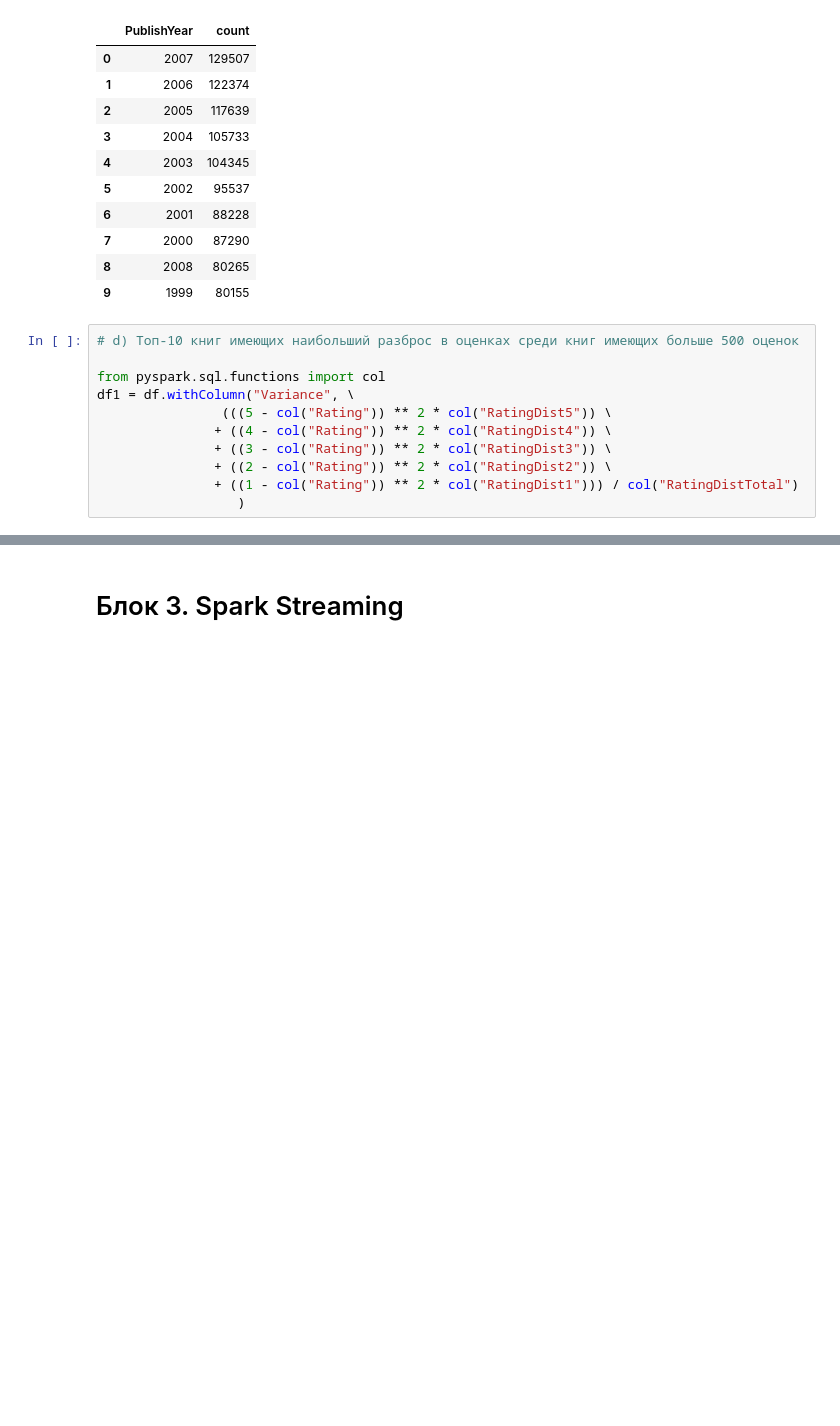
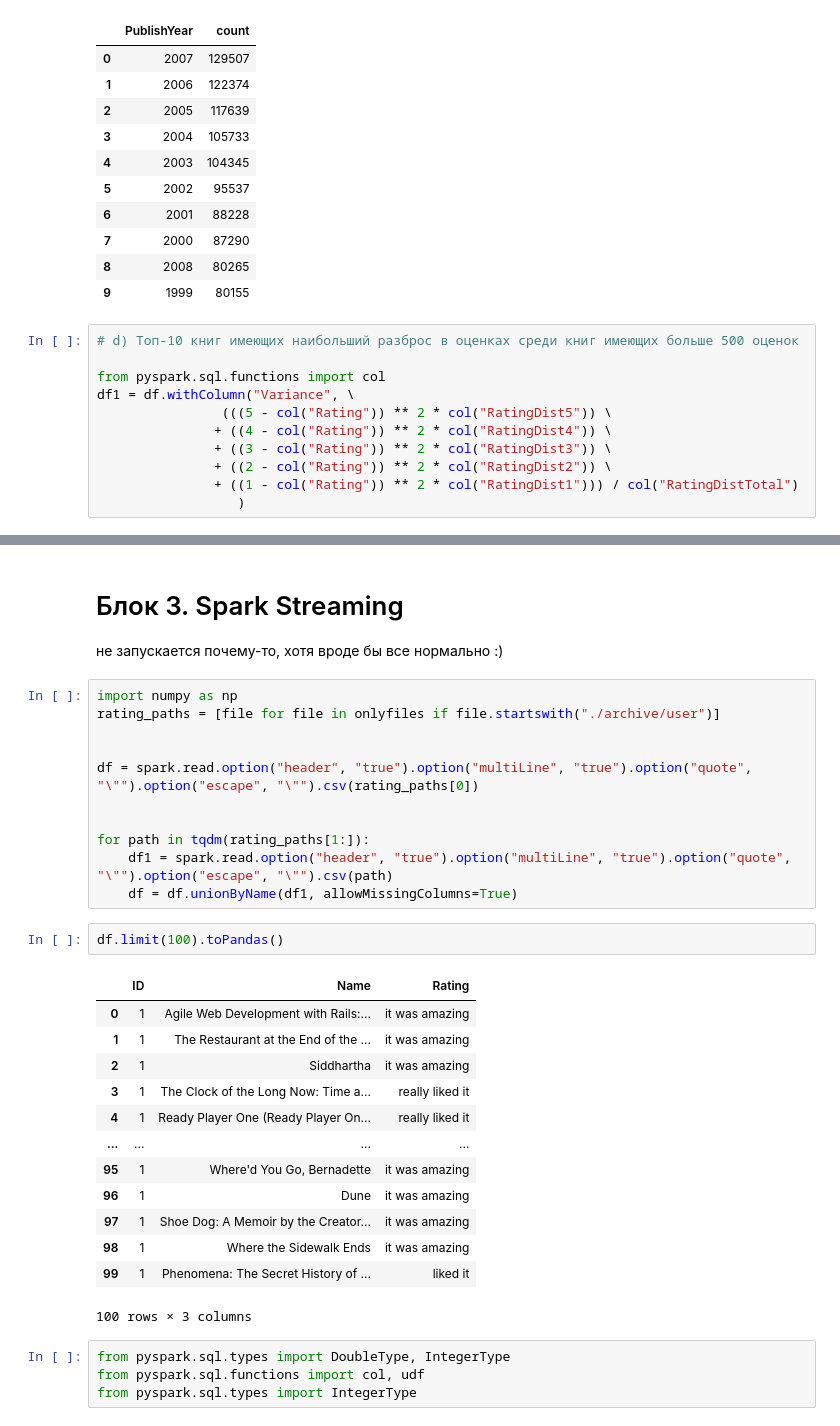
Before and after one commit to daniliambo/big-data, a Jupyter notebook: hw2/spark.ipynb, the cells around one changed output, grey strips where cells are left out. Drawn from its saved outputs; the diff is of its cells as text; blank space fills up the shorter version.

```diff
--- a/hw2/spark.ipynb
+++ b/hw2/spark.ipynb
@@ -205,2 +217,35 @@ df.filter(col("RatingDistTotal") > 50) \
 # %% [markdown]
 # Блок 3. Spark Streaming
+
+не запускается почему-то, хотя вроде бы все нормально :)
+# %%
+import numpy as np
+rating_paths = [file for file in onlyfiles if file.startswith("./archive/user")]
+
+
+df = spark.read.option("header", "true").option("multiLine", "true").option("quote", "\"").option("escape", "\"").csv(rating_paths[0])
+
+
+for path in tqdm(rating_paths[1:]):
+    df1 = spark.read.option("header", "true").option("multiLine", "true").option("quote", "\"").option("escape", "\"").csv(path)
+    df = df.unionByName(df1, allowMissingColumns=True)
+# %%
+df.limit(100).toPandas()
+# %% [output]
+|  | ID | Name | Rating |
+| 0 | 1 | Agile Web Development with Rails:... | it was amazing |
+| 1 | 1 | The Restaurant at the End of the ... | it was amazing |
+| 2 | 1 | Siddhartha | it was amazing |
+| 3 | 1 | The Clock of the Long Now: Time a... | really liked it |
+| 4 | 1 | Ready Player One (Ready Player On... | really liked it |
+| ... | ... | ... | ... |
+| 95 | 1 | Where'd You Go, Bernadette | it was amazing |
+| 96 | 1 | Dune | it was amazing |
+| 97 | 1 | Shoe Dog: A Memoir by the Creator... | it was amazing |
+| 98 | 1 | Where the Sidewalk Ends | it was amazing |
+| 99 | 1 | Phenomena: The Secret History of ... | liked it |
+100 rows × 3 columns
+# %%
+from pyspark.sql.types import DoubleType, IntegerType
+from pyspark.sql.functions import col, udf
+from pyspark.sql.types import IntegerType
```
Also changed, not shown: parts of 11 cells of this notebook.
